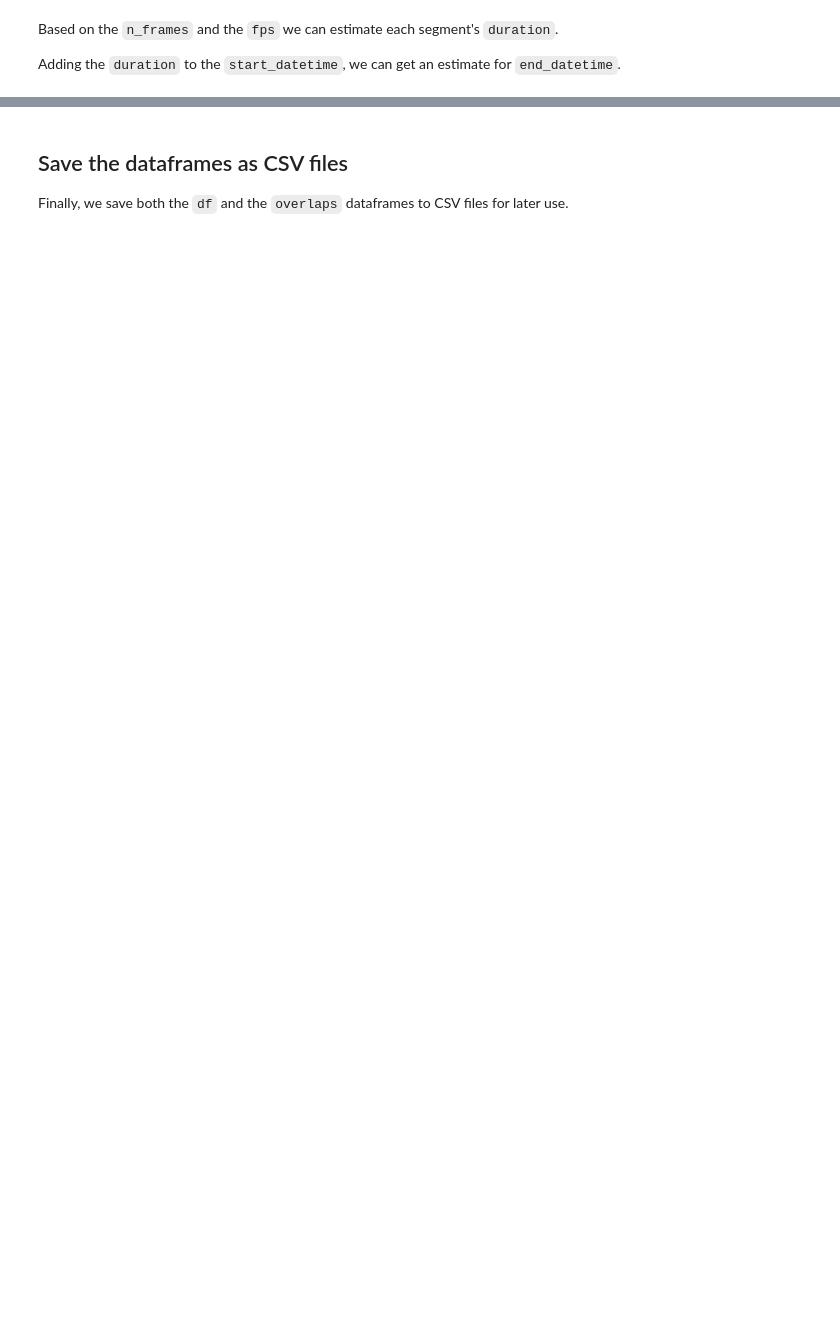
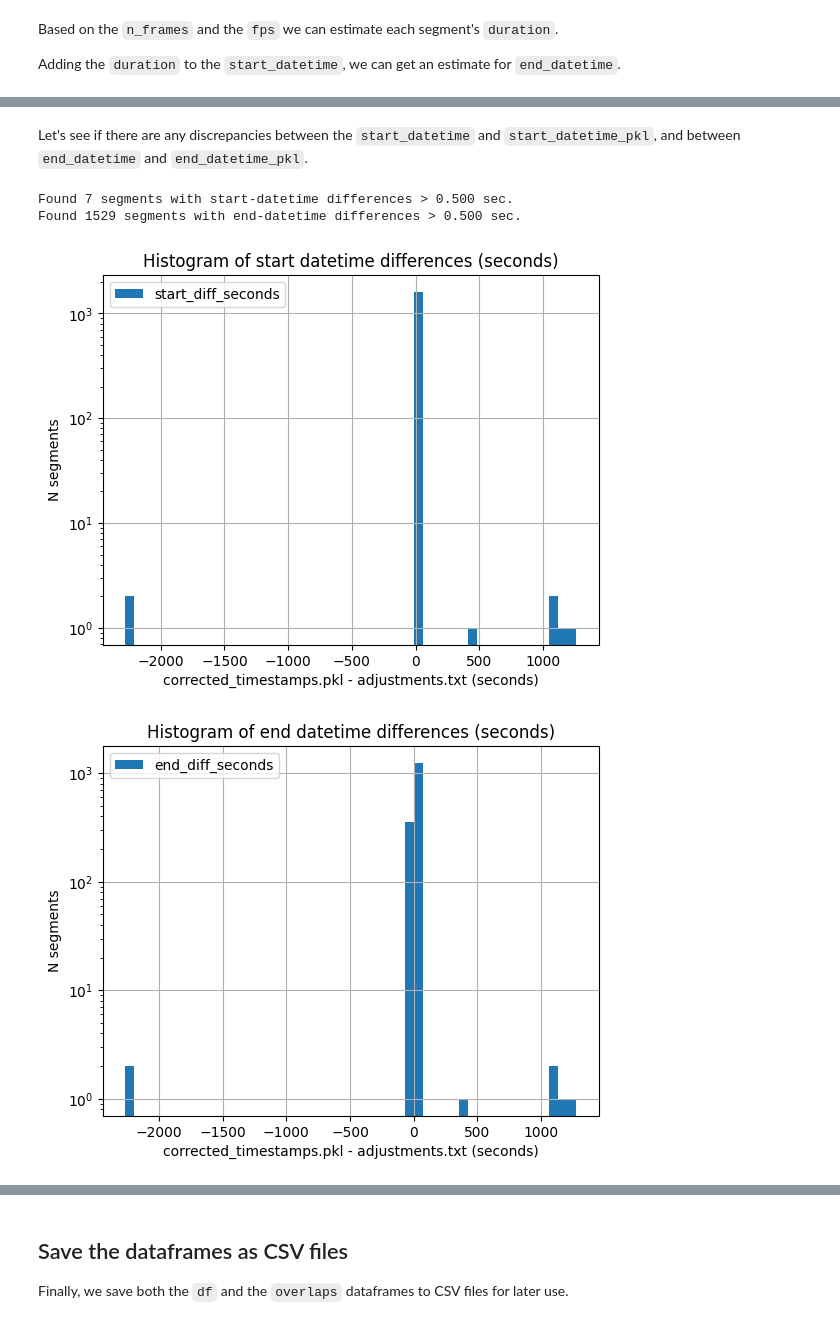
Before and after one commit to neuroinformatics-unit/smart-kages-movement, a Jupyter notebook: notebooks/01_parse_data_into_df.ipynb, the cells around one changed output, grey strips where cells are left out. Saved outputs shown, nothing was run; the diff lists cells and outputs as text; code cells hidden in the pictures; blank space fills up the shorter version.

```diff
--- a/notebooks/01_parse_data_into_df.ipynb
+++ b/notebooks/01_parse_data_into_df.ipynb
@@ -167,0 +168,22 @@ df.head()
+# %% [markdown]
+Let's see if there are any discrepancies between the `start_datetime` and `start_datetime_pkl`, and between `end_datetime` and `end_datetime_pkl`.
+# %%
+start_diffs = find_datetime_diffs(
+    df,
+    # we only care if the difference is more than one frame
+    threshold=frame_dur.total_seconds(),
+    kind="start",
+    plot_hist=True
+)
+end_diffs = find_datetime_diffs(
+    df,
+    # we only care if the difference is more than one frame
+    threshold=frame_dur.total_seconds(),
+    kind="end",
+    plot_hist=True
+)
+# %% [output]
+Found 7 segments with start-datetime differences > 0.500 sec.
+Found 1529 segments with end-datetime differences > 0.500 sec.
+[figure, added]
+[figure, added]
```
Also changed, not shown: parts of 13 cells of this notebook, 2 other files.
